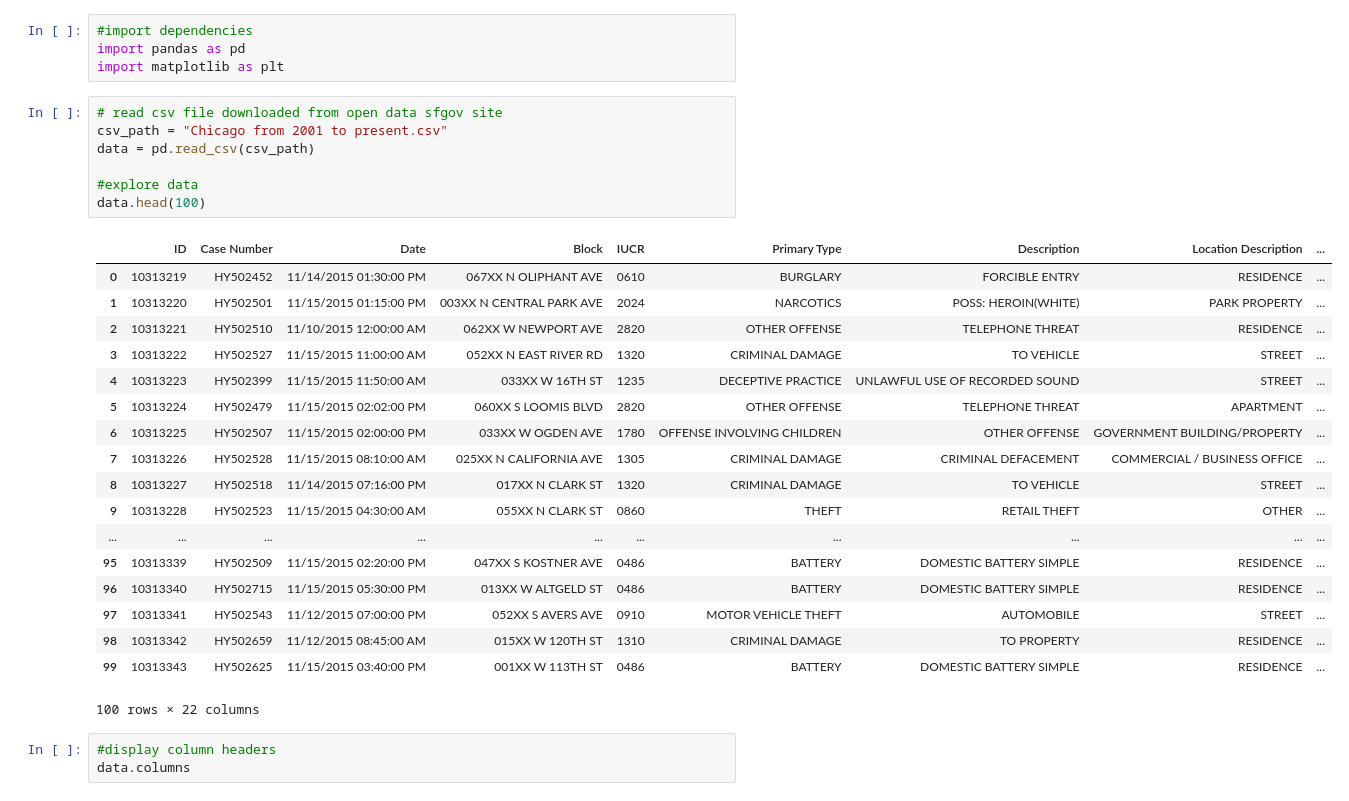
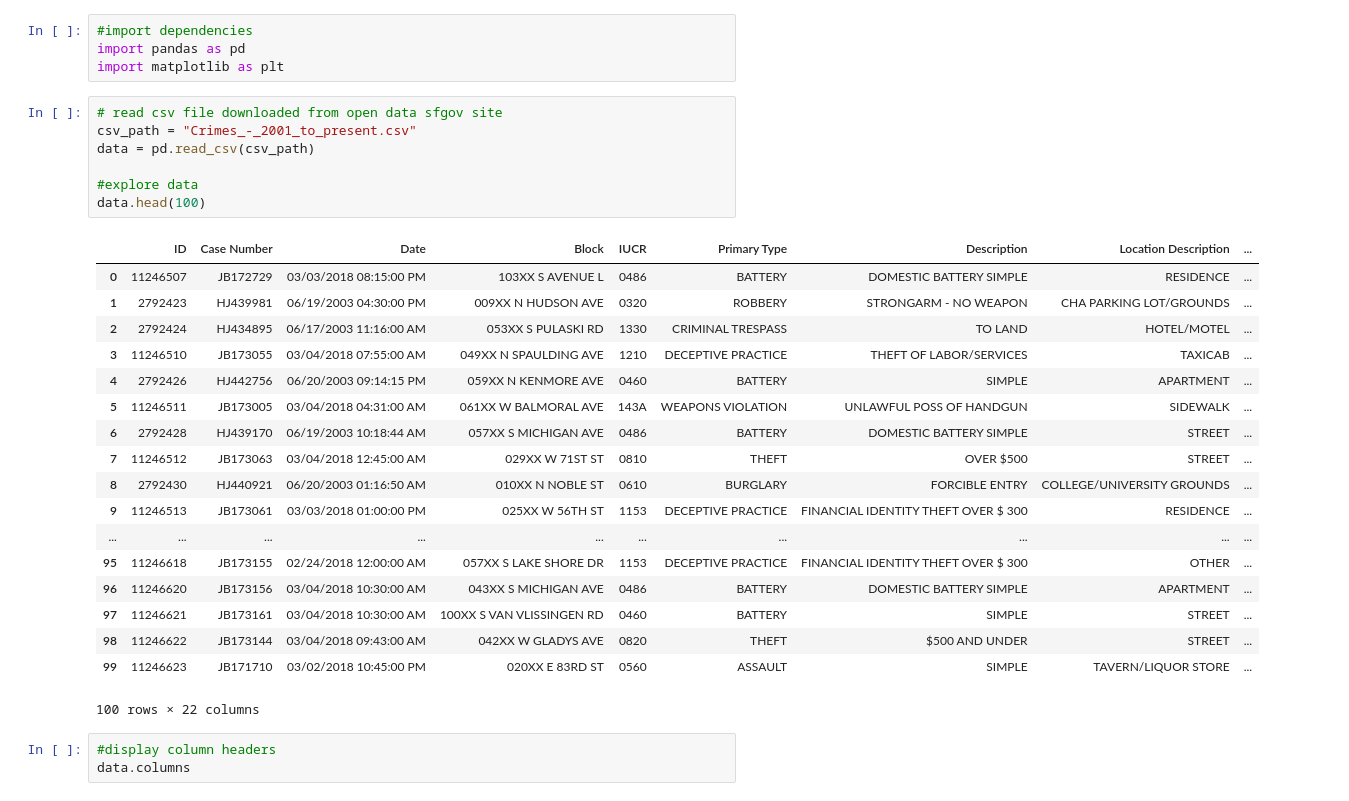
Before and after one commit to aartimathur/ucbproject1, a Jupyter notebook: chicago.ipynb, the cells around one changed output. Saved outputs shown, nothing was run; the diff lists cells and outputs as text.

```diff
--- a/chicago.ipynb
+++ b/chicago.ipynb
@@ -4,29 +4,29 @@ import pandas as pd
 import matplotlib as plt
 # %%
 # read csv file downloaded from open data sfgov site
-csv_path = "Chicago from 2001 to present.csv"
+csv_path = "Crimes_-_2001_to_present.csv"
 data = pd.read_csv(csv_path)
 
 #explore data
 data.head(100)
 # %% [output]
 |  | ID | Case Number | Date | Block | IUCR | Primary Type | Description | Location Description | ... |
-| 0 | 10313219 | HY502452 | 11/14/2015 01:30:00 PM | 067XX N OLIPHANT AVE | 0610 | BURGLARY | FORCIBLE ENTRY | RESIDENCE | ... |
-| 1 | 10313220 | HY502501 | 11/15/2015 01:15:00 PM | 003XX N CENTRAL PARK AVE | 2024 | NARCOTICS | POSS: HEROIN(WHITE) | PARK PROPERTY | ... |
-| 2 | 10313221 | HY502510 | 11/10/2015 12:00:00 AM | 062XX W NEWPORT AVE | 2820 | OTHER OFFENSE | TELEPHONE THREAT | RESIDENCE | ... |
-| 3 | 10313222 | HY502527 | 11/15/2015 11:00:00 AM | 052XX N EAST RIVER RD | 1320 | CRIMINAL DAMAGE | TO VEHICLE | STREET | ... |
-| 4 | 10313223 | HY502399 | 11/15/2015 11:50:00 AM | 033XX W 16TH ST | 1235 | DECEPTIVE PRACTICE | UNLAWFUL USE OF RECORDED SOUND | STREET | ... |
-| 5 | 10313224 | HY502479 | 11/15/2015 02:02:00 PM | 060XX S LOOMIS BLVD | 2820 | OTHER OFFENSE | TELEPHONE THREAT | APARTMENT | ... |
-| 6 | 10313225 | HY502507 | 11/15/2015 02:00:00 PM | 033XX W OGDEN AVE | 1780 | OFFENSE INVOLVING CHILDREN | OTHER OFFENSE | GOVERNMENT BUILDING/PROPERTY | ... |
-| 7 | 10313226 | HY502528 | 11/15/2015 08:10:00 AM | 025XX N CALIFORNIA AVE | 1305 | CRIMINAL DAMAGE | CRIMINAL DEFACEMENT | COMMERCIAL / BUSINESS OFFICE | ... |
-| 8 | 10313227 | HY502518 | 11/14/2015 07:16:00 PM | 017XX N CLARK ST | 1320 | CRIMINAL DAMAGE | TO VEHICLE | STREET | ... |
-| 9 | 10313228 | HY502523 | 11/15/2015 04:30:00 AM | 055XX N CLARK ST | 0860 | THEFT | RETAIL THEFT | OTHER | ... |
+| 0 | 11246507 | JB172729 | 03/03/2018 08:15:00 PM | 103XX S AVENUE L | 0486 | BATTERY | DOMESTIC BATTERY SIMPLE | RESIDENCE | ... |
+| 1 | 2792423 | HJ439981 | 06/19/2003 04:30:00 PM | 009XX N HUDSON AVE | 0320 | ROBBERY | STRONGARM - NO WEAPON | CHA PARKING LOT/GROUNDS | ... |
+| 2 | 2792424 | HJ434895 | 06/17/2003 11:16:00 AM | 053XX S PULASKI RD | 1330 | CRIMINAL TRESPASS | TO LAND | HOTEL/MOTEL | ... |
+| 3 | 11246510 | JB173055 | 03/04/2018 07:55:00 AM | 049XX N SPAULDING AVE | 1210 | DECEPTIVE PRACTICE | THEFT OF LABOR/SERVICES | TAXICAB | ... |
+| 4 | 2792426 | HJ442756 | 06/20/2003 09:14:15 PM | 059XX N KENMORE AVE | 0460 | BATTERY | SIMPLE | APARTMENT | ... |
+| 5 | 11246511 | JB173005 | 03/04/2018 04:31:00 AM | 061XX W BALMORAL AVE | 143A | WEAPONS VIOLATION | UNLAWFUL POSS OF HANDGUN | SIDEWALK | ... |
+| 6 | 2792428 | HJ439170 | 06/19/2003 10:18:44 AM | 057XX S MICHIGAN AVE | 0486 | BATTERY | DOMESTIC BATTERY SIMPLE | STREET | ... |
+| 7 | 11246512 | JB173063 | 03/04/2018 12:45:00 AM | 029XX W 71ST ST | 0810 | THEFT | OVER $500 | STREET | ... |
+| 8 | 2792430 | HJ440921 | 06/20/2003 01:16:50 AM | 010XX N NOBLE ST | 0610 | BURGLARY | FORCIBLE ENTRY | COLLEGE/UNIVERSITY GROUNDS | ... |
+| 9 | 11246513 | JB173061 | 03/03/2018 01:00:00 PM | 025XX W 56TH ST | 1153 | DECEPTIVE PRACTICE | FINANCIAL IDENTITY THEFT OVER $ 300 | RESIDENCE | ... |
 | ... | ... | ... | ... | ... | ... | ... | ... | ... | ... |
-| 95 | 10313339 | HY502509 | 11/15/2015 02:20:00 PM | 047XX S KOSTNER AVE | 0486 | BATTERY | DOMESTIC BATTERY SIMPLE | RESIDENCE | ... |
-| 96 | 10313340 | HY502715 | 11/15/2015 05:30:00 PM | 013XX W ALTGELD ST | 0486 | BATTERY | DOMESTIC BATTERY SIMPLE | RESIDENCE | ... |
-| 97 | 10313341 | HY502543 | 11/12/2015 07:00:00 PM | 052XX S AVERS AVE | 0910 | MOTOR VEHICLE THEFT | AUTOMOBILE | STREET | ... |
-| 98 | 10313342 | HY502659 | 11/12/2015 08:45:00 AM | 015XX W 120TH ST | 1310 | CRIMINAL DAMAGE | TO PROPERTY | RESIDENCE | ... |
-| 99 | 10313343 | HY502625 | 11/15/2015 03:40:00 PM | 001XX W 113TH ST | 0486 | BATTERY | DOMESTIC BATTERY SIMPLE | RESIDENCE | ... |
+| 95 | 11246618 | JB173155 | 02/24/2018 12:00:00 AM | 057XX S LAKE SHORE DR | 1153 | DECEPTIVE PRACTICE | FINANCIAL IDENTITY THEFT OVER $ 300 | OTHER | ... |
+| 96 | 11246620 | JB173156 | 03/04/2018 10:30:00 AM | 043XX S MICHIGAN AVE | 0486 | BATTERY | DOMESTIC BATTERY SIMPLE | APARTMENT | ... |
+| 97 | 11246621 | JB173161 | 03/04/2018 10:30:00 AM | 100XX S VAN VLISSINGEN RD | 0460 | BATTERY | SIMPLE | STREET | ... |
+| 98 | 11246622 | JB173144 | 03/04/2018 09:43:00 AM | 042XX W GLADYS AVE | 0820 | THEFT | $500 AND UNDER | STREET | ... |
+| 99 | 11246623 | JB171710 | 03/02/2018 10:45:00 PM | 020XX E 83RD ST | 0560 | ASSAULT | SIMPLE | TAVERN/LIQUOR STORE | ... |
 100 rows × 22 columns
 # %%
 #display column headers
```
Also changed, not shown: parts of 5 cells of this notebook, 3 other files.
